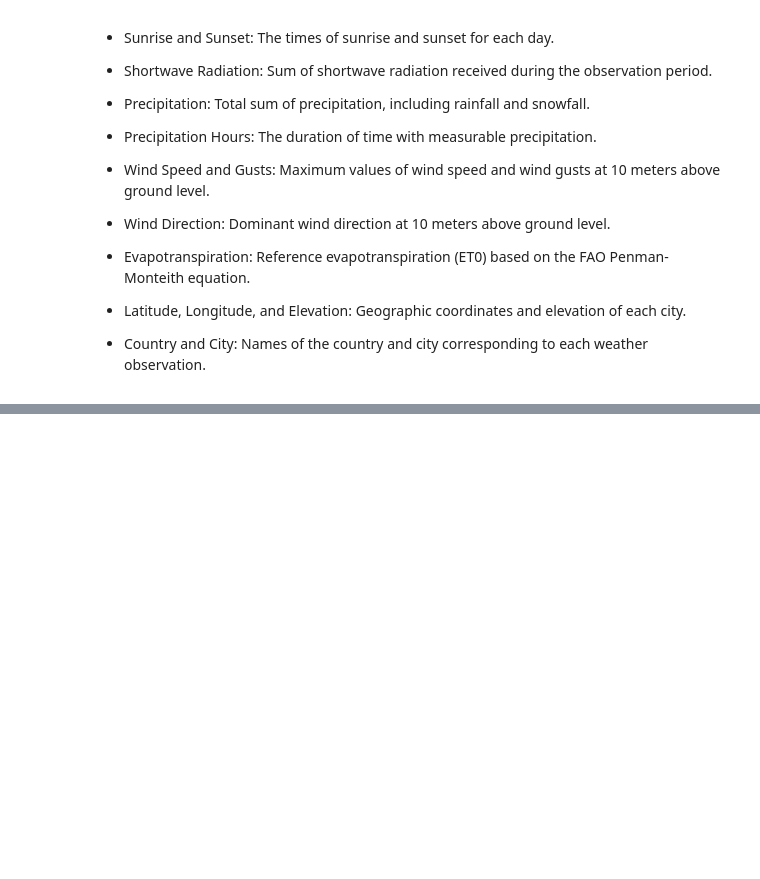
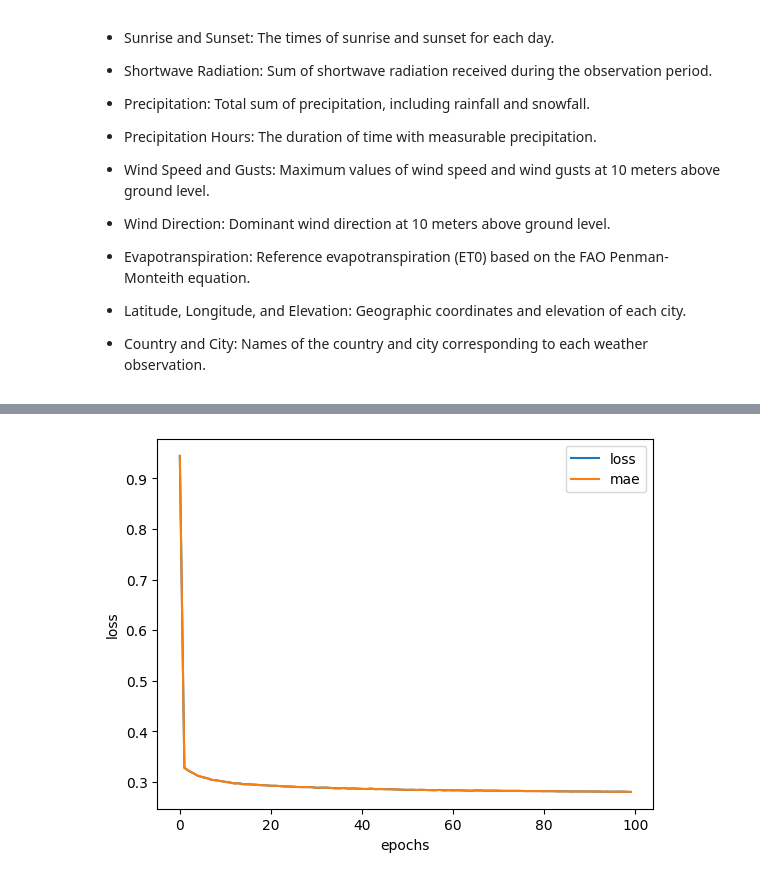
Before and after one commit to hashanranasinghe/ML, a Jupyter notebook: weather.ipynb, the cells around one changed output, grey strips where cells are left out. Saved outputs shown, nothing was run; the diff lists cells and outputs as text; code cells hidden in the pictures; blank space fills up the shorter version.

```diff
--- a/weather.ipynb
+++ b/weather.ipynb
@@ -191,0 +704,13 @@ df.info()
+# %%
+tf.random.set_seed(42)
+
+model_3 = tf.keras.Sequential([
+    tf.keras.layers.Dense(100),
+    tf.keras.layers.Dense(10),
+    tf.keras.layers.Dense(1),
+])
+
+model_3.compile(loss=tf.keras.losses.mae,
+                          optimizer=tf.keras.optimizers.Adam(learning_rate=0.001), metrics=['mae'])
+
+history_3 = model_3.fit(X_train_normal, y_train, epochs=100)
@@ -191,0 +740,7 @@ df.info()
+# %%
+pd.DataFrame(history_3.history).plot()
+plt.ylabel('loss')
+plt.xlabel('epochs')
+plt.show()
+# %% [output]
+[figure, added]
```
Also changed, not shown: parts of 63 cells of this notebook.
